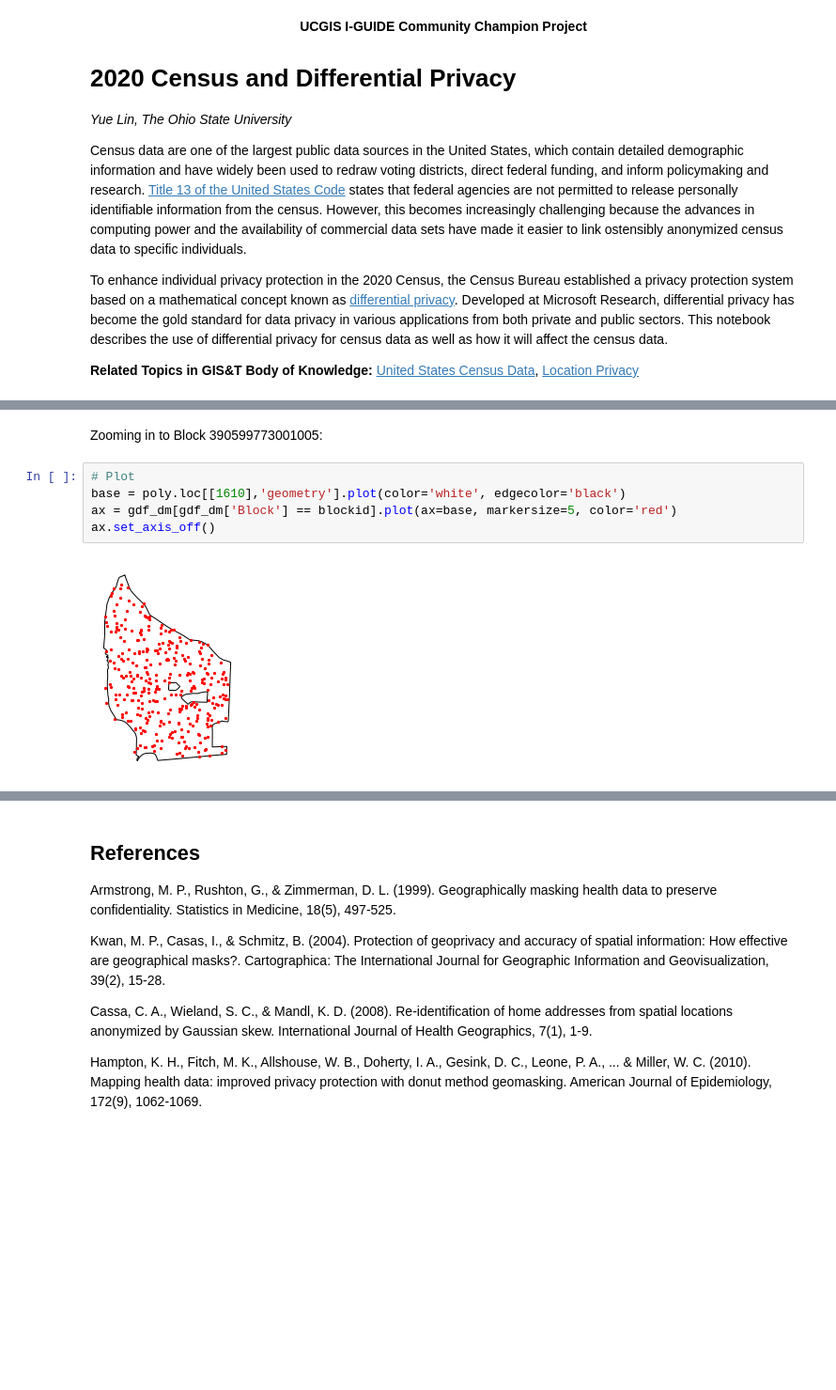
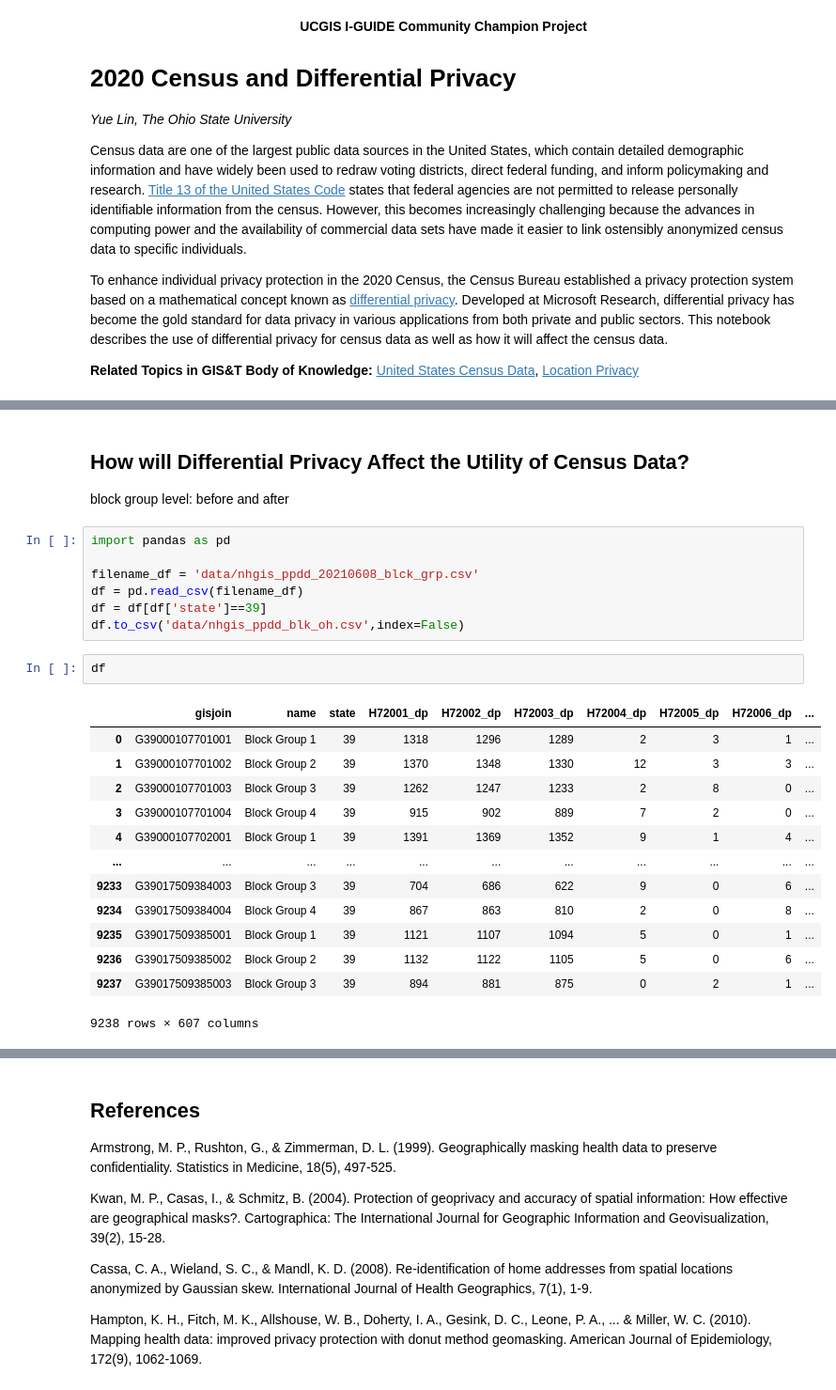
Before and after one commit to linyuehzzz/ucgis-iguide-geoprivacy, a Jupyter notebook: census_privacy.ipynb, the cells around one changed output, grey strips where cells are left out. Shown at 94% size. Cells and saved outputs as stored; diff of their text form; blank space fills up the shorter version.

```diff
--- a/census_privacy.ipynb
+++ b/census_privacy.ipynb
@@ -224,9 +26,28 @@ ax.set_axis_off()
-# %% [markdown]
-Zooming in to Block 390599773001005:
-# %%
-# Plot
-base = poly.loc[[1610],'geometry'].plot(color='white', edgecolor='black')
-ax = gdf_dm[gdf_dm['Block'] == blockid].plot(ax=base, markersize=5, color='red')
-ax.set_axis_off()
-# %% [output]
-[figure, removed]
+# %% [markdown]
+<a id='sec2'></a>
+## How will Differential Privacy Affect the Utility of Census Data?
+
+block group level: before and after
+# %%
+import pandas as pd
+
+filename_df = 'data/nhgis_ppdd_20210608_blck_grp.csv'
+df = pd.read_csv(filename_df)
+df = df[df['state']==39]
+df.to_csv('data/nhgis_ppdd_blk_oh.csv',index=False)
+# %%
+df
+# %% [output]
+|  | gisjoin | name | state | H72001_dp | H72002_dp | H72003_dp | H72004_dp | H72005_dp | H72006_dp | ... |
+| 0 | G39000107701001 | Block Group 1 | 39 | 1318 | 1296 | 1289 | 2 | 3 | 1 | ... |
+| 1 | G39000107701002 | Block Group 2 | 39 | 1370 | 1348 | 1330 | 12 | 3 | 3 | ... |
+| 2 | G39000107701003 | Block Group 3 | 39 | 1262 | 1247 | 1233 | 2 | 8 | 0 | ... |
+| 3 | G39000107701004 | Block Group 4 | 39 | 915 | 902 | 889 | 7 | 2 | 0 | ... |
+| 4 | G39000107702001 | Block Group 1 | 39 | 1391 | 1369 | 1352 | 9 | 1 | 4 | ... |
+| ... | ... | ... | ... | ... | ... | ... | ... | ... | ... | ... |
+| 9233 | G39017509384003 | Block Group 3 | 39 | 704 | 686 | 622 | 9 | 0 | 6 | ... |
+| 9234 | G39017509384004 | Block Group 4 | 39 | 867 | 863 | 810 | 2 | 0 | 8 | ... |
+| 9235 | G39017509385001 | Block Group 1 | 39 | 1121 | 1107 | 1094 | 5 | 0 | 1 | ... |
+| 9236 | G39017509385002 | Block Group 2 | 39 | 1132 | 1122 | 1105 | 5 | 0 | 6 | ... |
+| 9237 | G39017509385003 | Block Group 3 | 39 | 894 | 881 | 875 | 0 | 2 | 1 | ... |
+9238 rows × 607 columns
```
Also changed, not shown: parts of 18 cells of this notebook, 10 other files.
